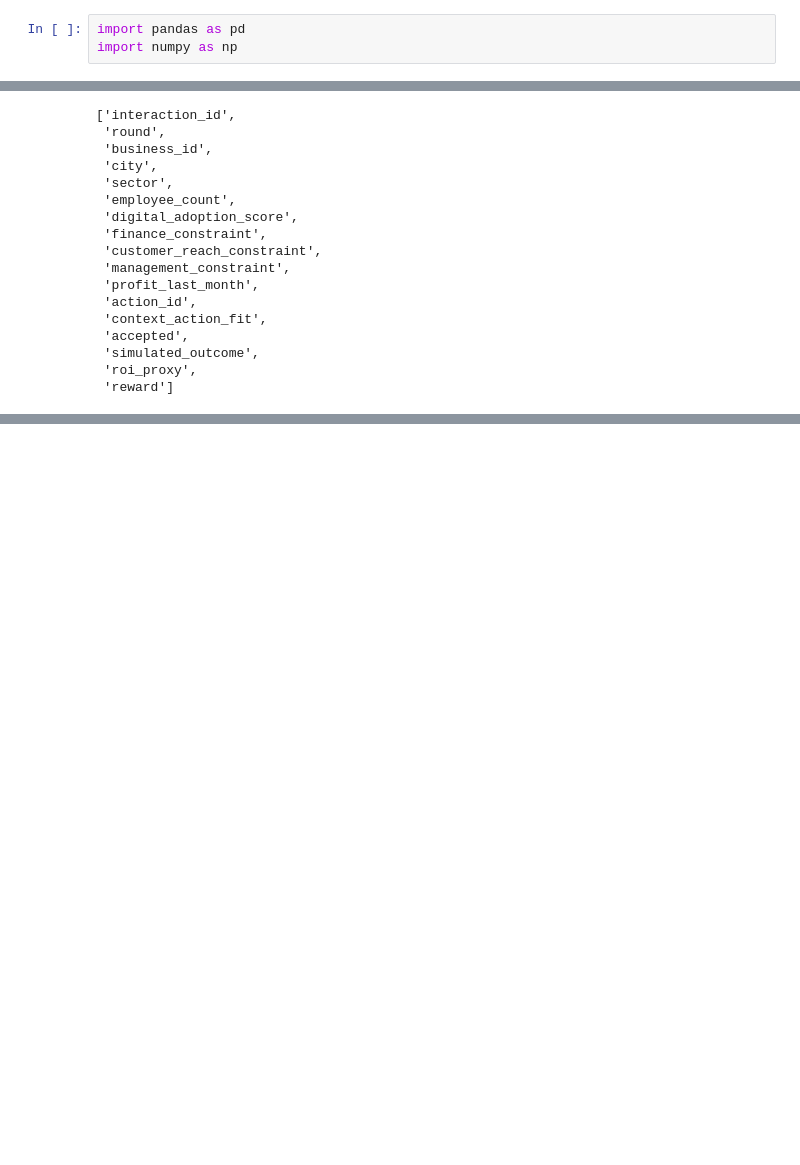
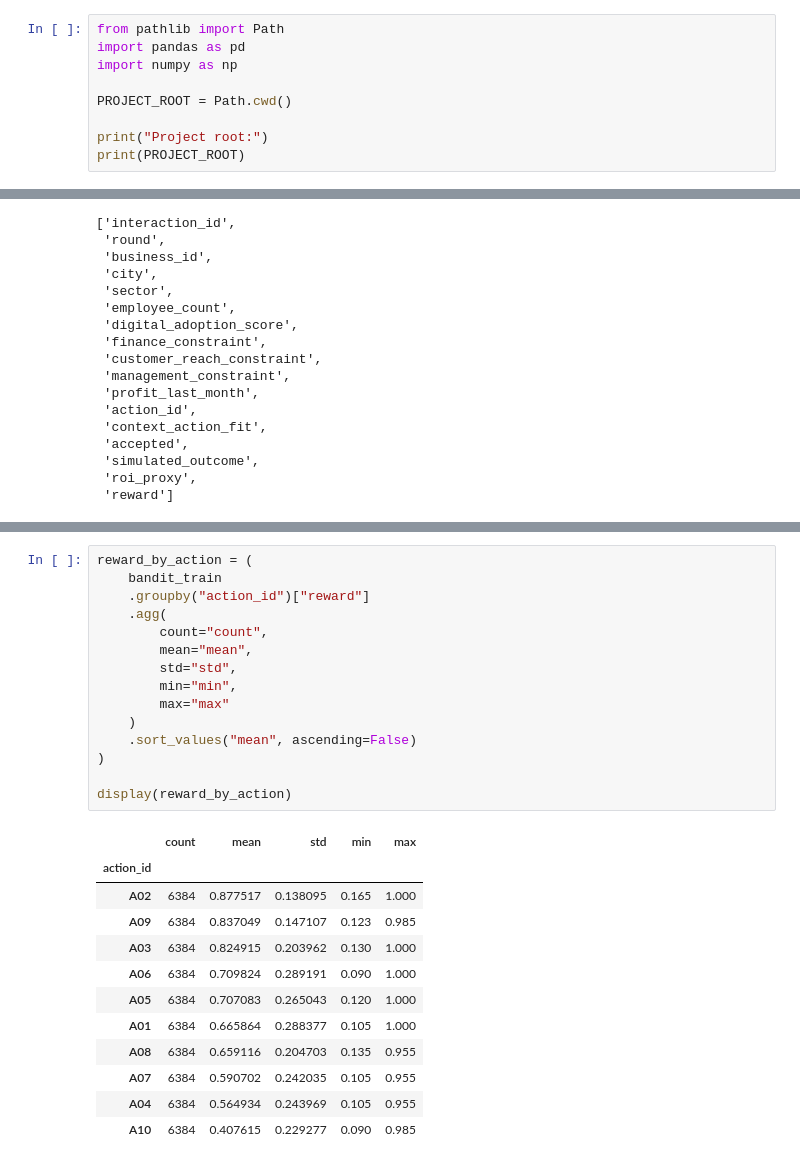
Before and after one commit to Sanjula2005/Final_year_project, a Jupyter notebook: 03_bandit_data_validation.ipynb, the cells around one changed output, grey strips where cells are left out. Cells and saved outputs as stored; diff of their text form; blank space fills up the shorter version.

```diff
--- a/03_bandit_data_validation.ipynb
+++ b/03_bandit_data_validation.ipynb
@@ -1,3 +1,9 @@
 # %%
+from pathlib import Path
 import pandas as pd
 import numpy as np
+
+PROJECT_ROOT = Path.cwd()
+
+print("Project root:")
+print(PROJECT_ROOT)
@@ -217,0 +727,28 @@ dtype: int64
+# %%
+reward_by_action = (
+    bandit_train
+    .groupby("action_id")["reward"]
+    .agg(
+        count="count",
+        mean="mean",
+        std="std",
+        min="min",
+        max="max"
+    )
+    .sort_values("mean", ascending=False)
+)
+
+display(reward_by_action)
+# %% [output]
+|  | count | mean | std | min | max |
+| action_id |  |  |  |  |  |
+| A02 | 6384 | 0.877517 | 0.138095 | 0.165 | 1.000 |
+| A09 | 6384 | 0.837049 | 0.147107 | 0.123 | 0.985 |
+| A03 | 6384 | 0.824915 | 0.203962 | 0.130 | 1.000 |
+| A06 | 6384 | 0.709824 | 0.289191 | 0.090 | 1.000 |
+| A05 | 6384 | 0.707083 | 0.265043 | 0.120 | 1.000 |
+| A01 | 6384 | 0.665864 | 0.288377 | 0.105 | 1.000 |
+| A08 | 6384 | 0.659116 | 0.204703 | 0.135 | 0.955 |
+| A07 | 6384 | 0.590702 | 0.242035 | 0.105 | 0.955 |
+| A04 | 6384 | 0.564934 | 0.243969 | 0.105 | 0.955 |
+| A10 | 6384 | 0.407615 | 0.229277 | 0.090 | 0.985 |
```
Also changed, not shown: parts of 57 cells of this notebook, 5 other files.
